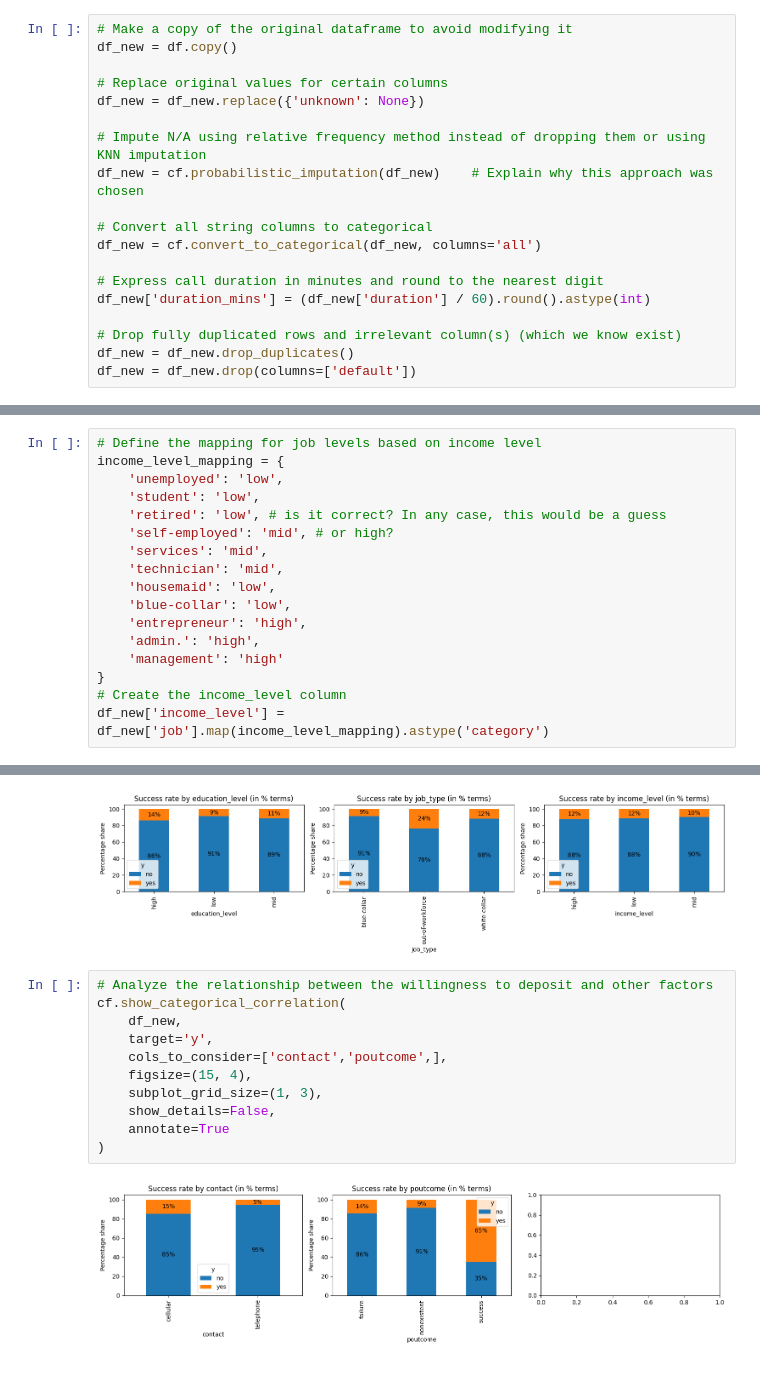
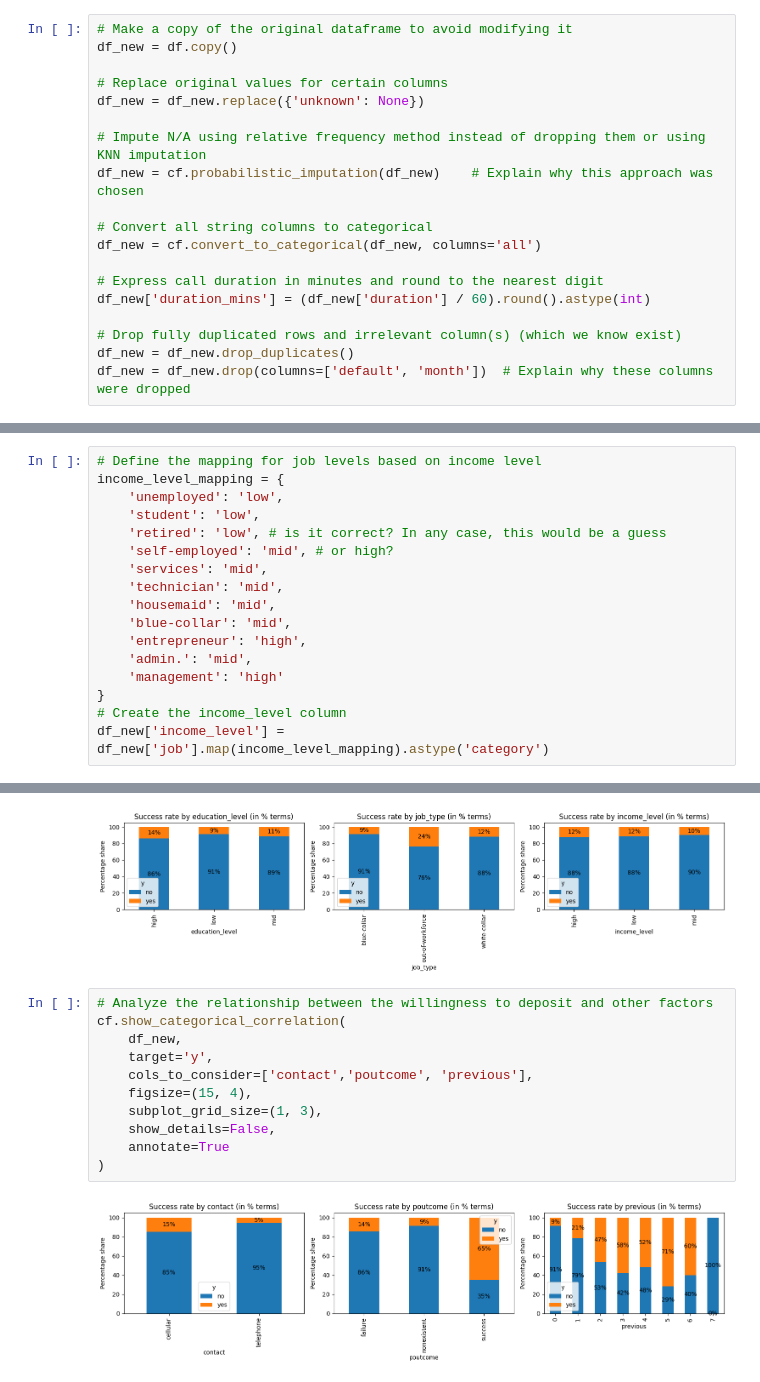
Before and after one commit to maripjan/Marketing-Campaign-at-Bank, a Jupyter notebook: subscription_prediction.ipynb, the cells around one changed output, grey strips where cells are left out. Cells and saved outputs as stored; diff of their text form.

```diff
--- a/subscription_prediction.ipynb
+++ b/subscription_prediction.ipynb
@@ -122,4 +157,4 @@ df_new['duration_mins'] = (df_new['duration'] / 60).round().astype(int)
 
 # Drop fully duplicated rows and irrelevant column(s) (which we know exist)
 df_new = df_new.drop_duplicates()
-df_new = df_new.drop(columns=['default'])
+df_new = df_new.drop(columns=['default', 'month'])  # Explain why these columns were dropped
@@ -169,10 +214,10 @@ income_level_mapping = {
     'self-employed': 'mid', # or high?
     'services': 'mid',
     'technician': 'mid',
-    'housemaid': 'low',
-    'blue-collar': 'low',
+    'housemaid': 'mid',
+    'blue-collar': 'mid',
     'entrepreneur': 'high',
-    'admin.': 'high',
+    'admin.': 'mid',
     'management': 'high'
 }
 # Create the income_level column
@@ -329,15 +299,15 @@ cf.show_categorical_correlation(
 # %%
 # Analyze the relationship between the willingness to deposit and other factors
 cf.show_categorical_correlation(
     df_new,
     target='y',
-    cols_to_consider=['contact','poutcome',],
+    cols_to_consider=['contact','poutcome', 'previous'],
     figsize=(15, 4),
     subplot_grid_size=(1, 3),
     show_details=False,
     annotate=True
 )
 # %% [output]
-[figure, old version]
+[figure, new version]
 # %% [markdown]
 #### Key Observations
```
Also changed, not shown: parts of 22 cells of this notebook, 2 other files.
